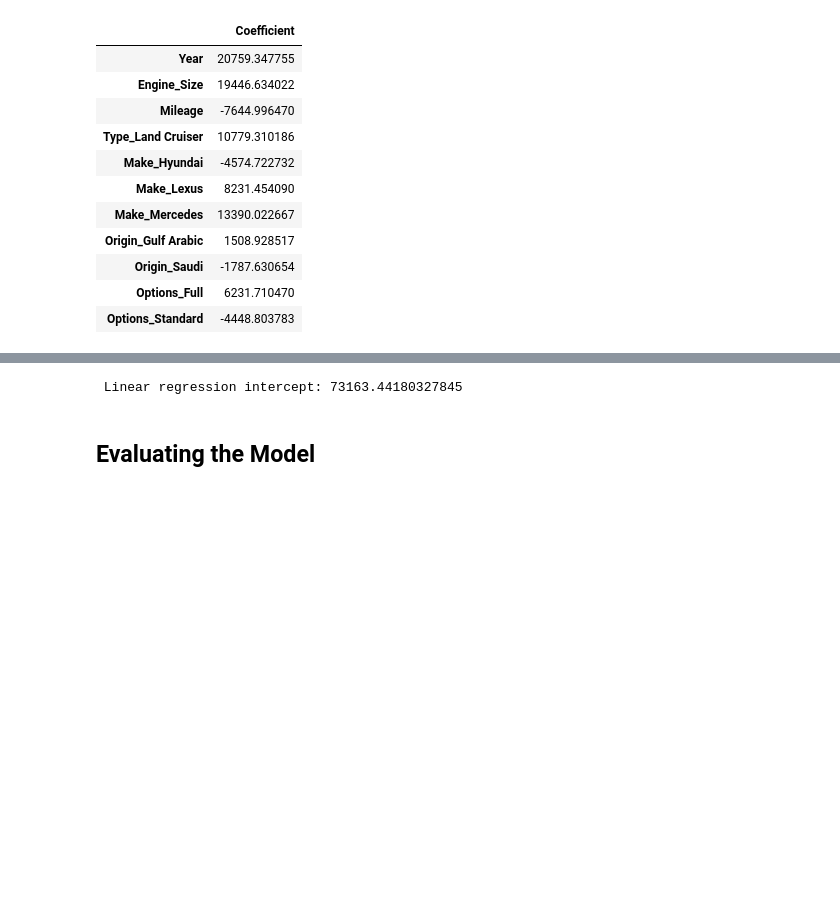
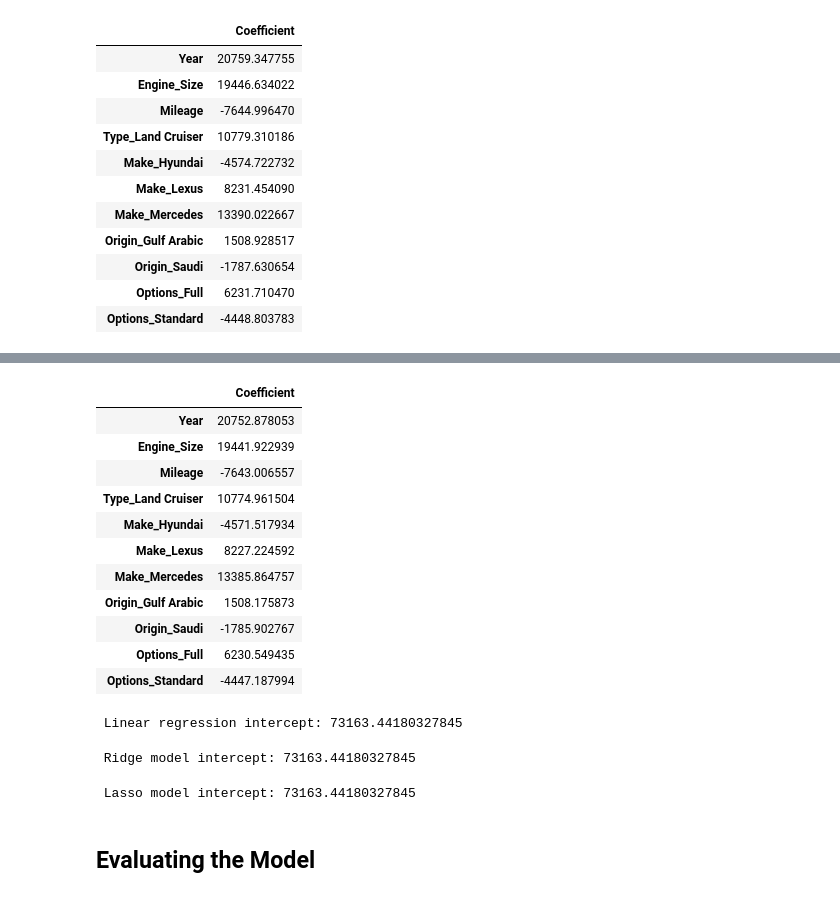
Before and after one commit to Tuwaiq-DS-ML-bootcamp-V-9/Usecase-4, a Jupyter notebook: ML/SL/Regression/01 ML - Linear_Regression.ipynb, the cells around one changed output, grey strips where cells are left out. Saved outputs shown, nothing was run; the diff lists cells and outputs as text; code cells hidden in the pictures; blank space fills up the shorter version.

```diff
--- a/ML/SL/Regression/01 ML - Linear_Regression.ipynb
+++ b/ML/SL/Regression/01 ML - Linear_Regression.ipynb
@@ -344,7 +405,30 @@ coeff_df
+# %%
+coeff_df_lasso
+# %% [output]
+|  | Coefficient |
+| Year | 20752.878053 |
+| Engine_Size | 19441.922939 |
+| Mileage | -7643.006557 |
+| Type_Land Cruiser | 10774.961504 |
+| Make_Hyundai | -4571.517934 |
+| Make_Lexus | 8227.224592 |
+| Make_Mercedes | 13385.864757 |
+| Origin_Gulf Arabic | 1508.175873 |
+| Origin_Saudi | -1785.902767 |
+| Options_Full | 6230.549435 |
+| Options_Standard | -4447.187994 |
 # %%
 print(f" Linear regression intercept: {model.intercept_}")
 # %% [output]
  Linear regression intercept: 73163.44180327845
+# %%
+print(f" Ridge model intercept: {best_model_ridge.intercept_}")
+# %% [output]
+ Ridge model intercept: 73163.44180327845
+# %%
+print(f" Lasso model intercept: {best_model_lasso.intercept_}")
+# %% [output]
+ Lasso model intercept: 73163.44180327845
 # %% [markdown]
 ## Evaluating the Model
 # %% [markdown]
```
Also changed, not shown: parts of 22 cells of this notebook.
